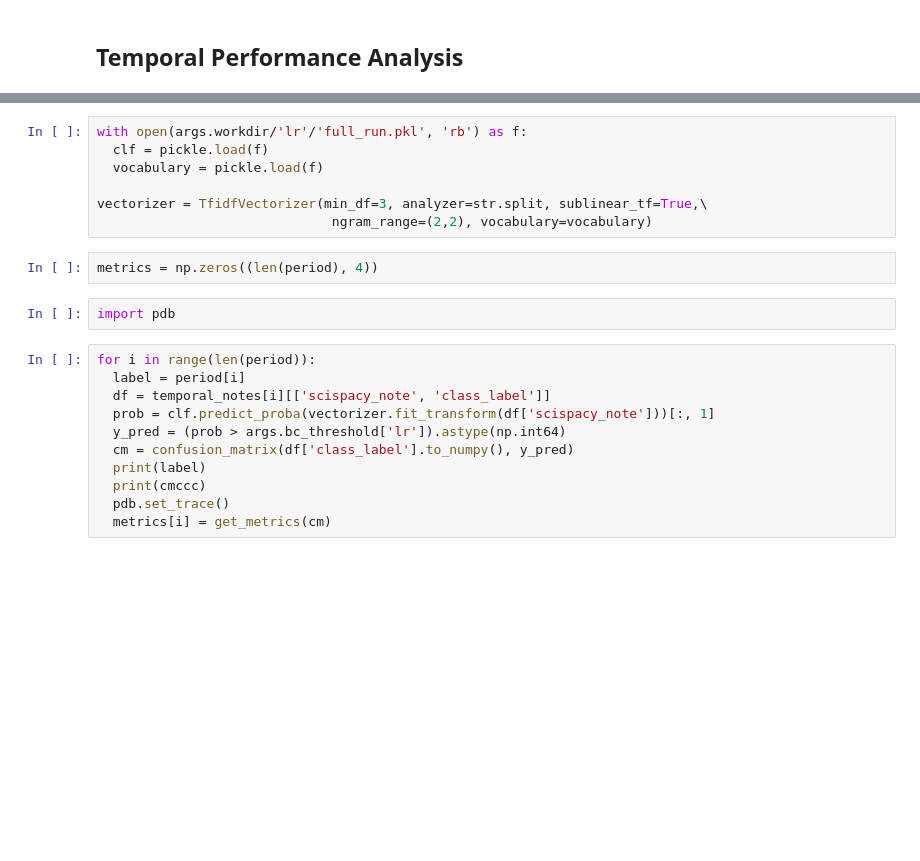
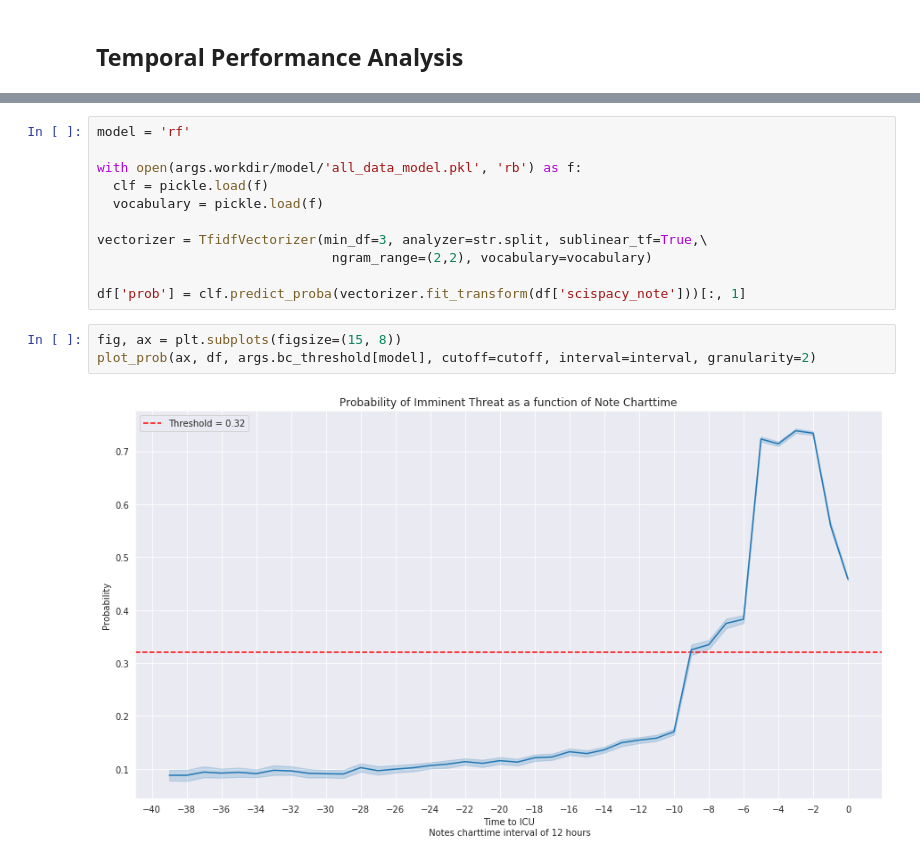
Before and after one commit to sudarshan85/imminent-adm-mimic, a Jupyter notebook: analysis/result_analysis.ipynb, the cells around one changed output, grey strips where cells are left out. Drawn from its saved outputs; the diff is of its cells as text; blank space fills up the shorter version.

```diff
--- a/analysis/result_analysis.ipynb
+++ b/analysis/result_analysis.ipynb
@@ -97,22 +115,16 @@ from sklearn.linear_model import LogisticRegression
 # %%
-with open(args.workdir/'lr'/'full_run.pkl', 'rb') as f:
+model = 'rf'
+
+with open(args.workdir/model/'all_data_model.pkl', 'rb') as f:
   clf = pickle.load(f)
   vocabulary = pickle.load(f)
 
 vectorizer = TfidfVectorizer(min_df=3, analyzer=str.split, sublinear_tf=True,\
                               ngram_range=(2,2), vocabulary=vocabulary)
+
+df['prob'] = clf.predict_proba(vectorizer.fit_transform(df['scispacy_note']))[:, 1]
-# %%
-metrics = np.zeros((len(period), 4))
-# %%
-import pdb
-# %%
-for i in range(len(period)):
-  label = period[i]
-  df = temporal_notes[i][['scispacy_note', 'class_label']]
-  prob = clf.predict_proba(vectorizer.fit_transform(df['scispacy_note']))[:, 1]
-  y_pred = (prob > args.bc_threshold['lr']).astype(np.int64)
-  cm = confusion_matrix(df['class_label'].to_numpy(), y_pred)
-  print(label)
-  print(cmccc)
-  pdb.set_trace()
-  metrics[i] = get_metrics(cm)
+# %%
+fig, ax = plt.subplots(figsize=(15, 8))
+plot_prob(ax, df, args.bc_threshold[model], cutoff=cutoff, interval=interval, granularity=2)
+# %% [output]
+[figure, added]
```
Also changed, not shown: parts of 10 cells of this notebook, 4 other files.
